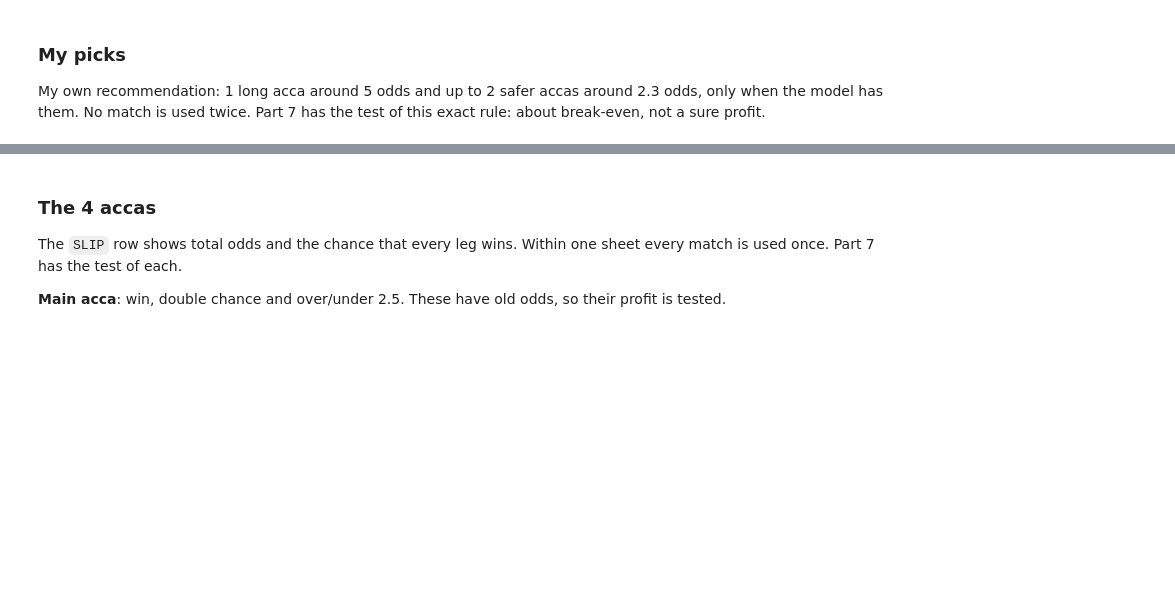
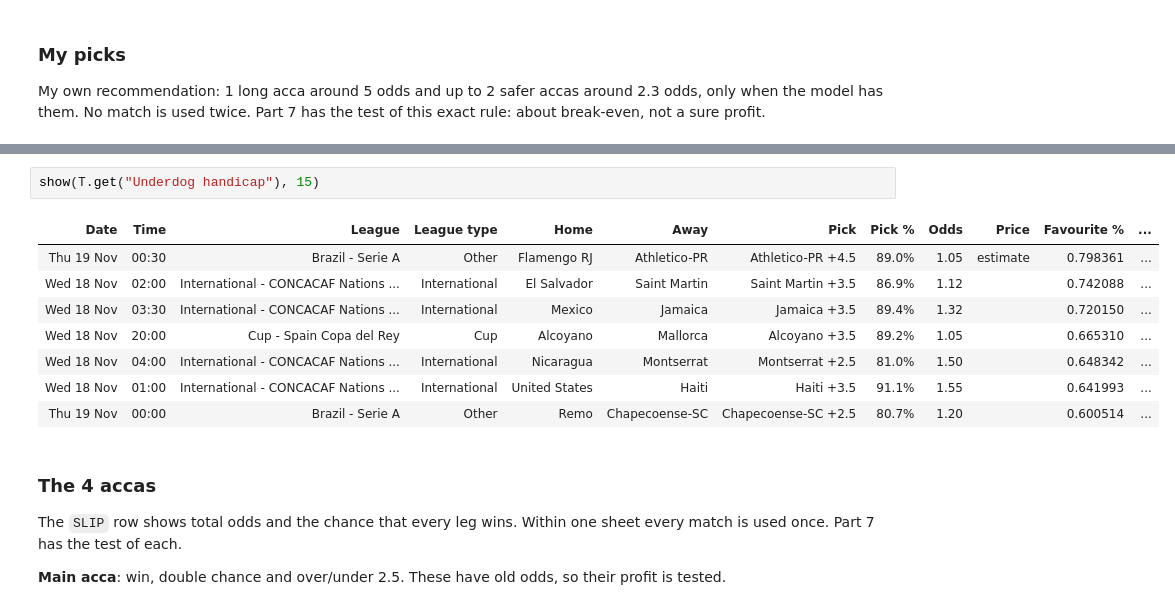
Before and after one commit to RicardoJose000/predict90-colab, a Jupyter notebook: Football_Predictor.ipynb, the cells around one changed output, grey strips where cells are left out. Saved outputs shown, nothing was run; the diff lists cells and outputs as text; blank space fills up the shorter version.

```diff
--- a/Football_Predictor.ipynb
+++ b/Football_Predictor.ipynb
@@ -354,3 +244,14 @@ show(T.get("Mixed acca"))
+# %%
+show(T.get("Underdog handicap"), 15)
+# %% [output]
+| Date | Time | League | League type | Home | Away | Pick | Pick % | Odds | Price | Favourite % | ... |
+| Thu 19 Nov | 00:30 | Brazil - Serie A | Other | Flamengo RJ | Athletico-PR | Athletico-PR +4.5 | 89.0% | 1.05 | estimate | 0.798361 | ... |
+| Wed 18 Nov | 02:00 | International - CONCACAF Nations ... | International | El Salvador | Saint Martin | Saint Martin +3.5 | 86.9% | 1.12 |  | 0.742088 | ... |
+| Wed 18 Nov | 03:30 | International - CONCACAF Nations ... | International | Mexico | Jamaica | Jamaica +3.5 | 89.4% | 1.32 |  | 0.720150 | ... |
+| Wed 18 Nov | 20:00 | Cup - Spain Copa del Rey | Cup | Alcoyano | Mallorca | Alcoyano +3.5 | 89.2% | 1.05 |  | 0.665310 | ... |
+| Wed 18 Nov | 04:00 | International - CONCACAF Nations ... | International | Nicaragua | Montserrat | Montserrat +2.5 | 81.0% | 1.50 |  | 0.648342 | ... |
+| Wed 18 Nov | 01:00 | International - CONCACAF Nations ... | International | United States | Haiti | Haiti +3.5 | 91.1% | 1.55 |  | 0.641993 | ... |
+| Thu 19 Nov | 00:00 | Brazil - Serie A | Other | Remo | Chapecoense-SC | Chapecoense-SC +2.5 | 80.7% | 1.20 |  | 0.600514 | ... |
 # %% [markdown]
 ### The 4 accas
 
```
Also changed, not shown: parts of 19 cells of this notebook, 5 other files.
